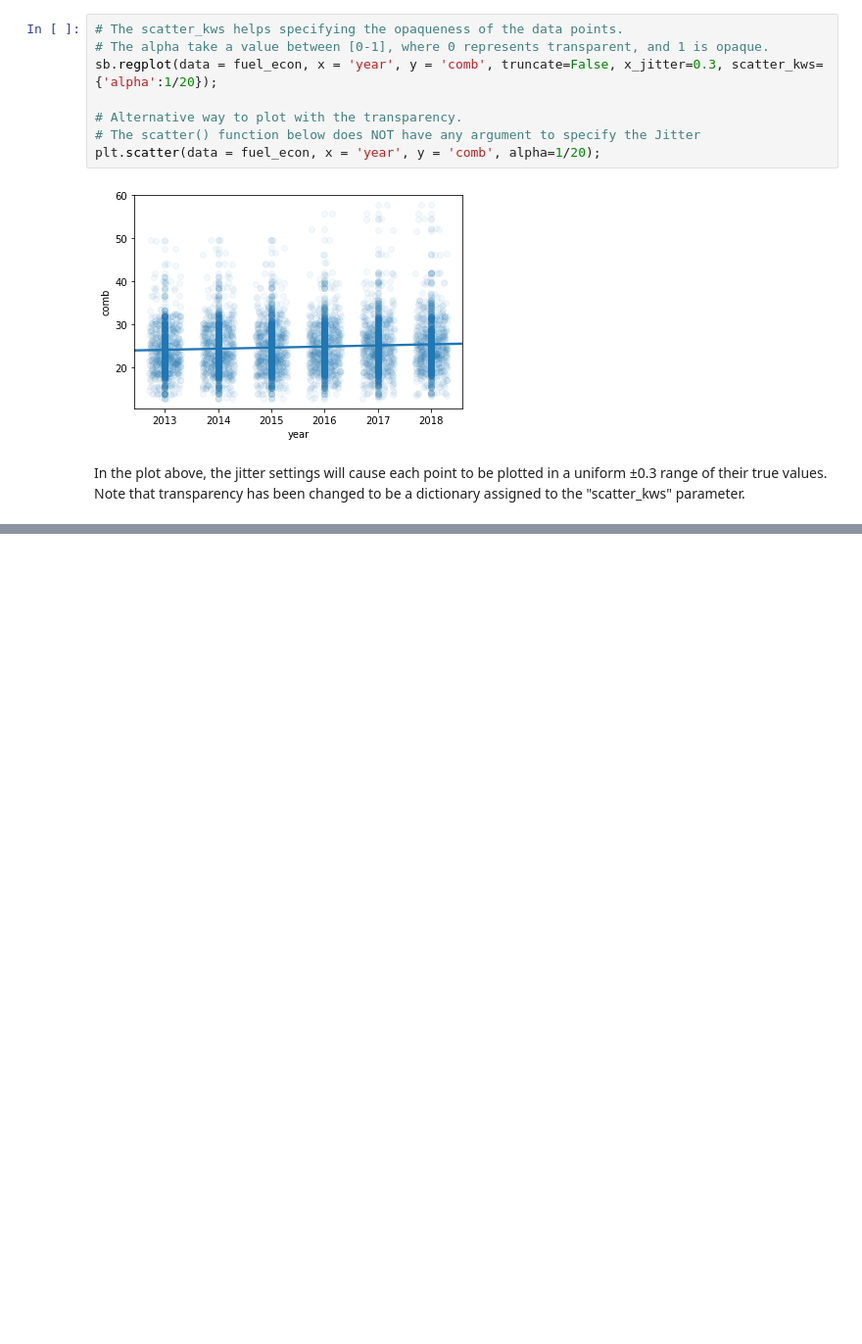
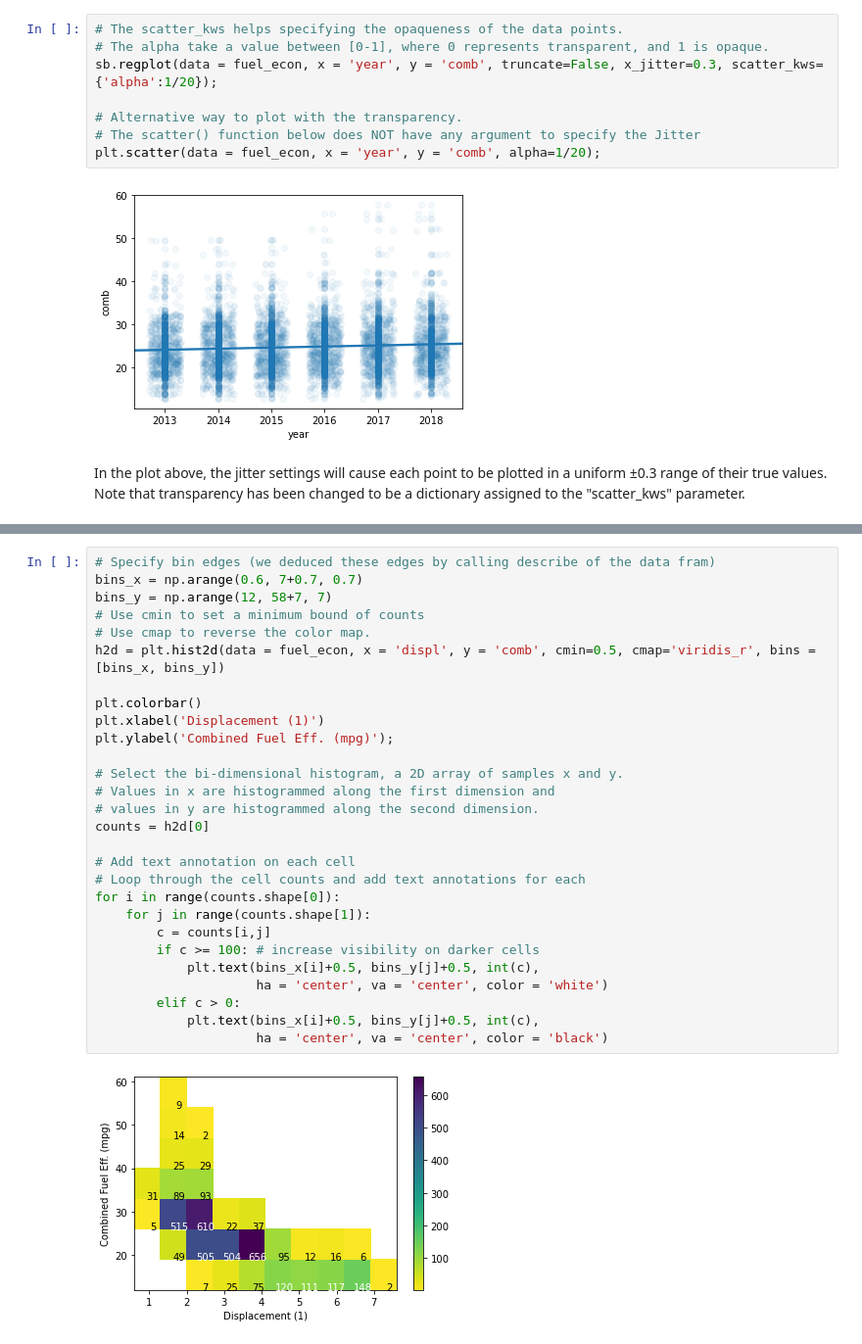
Before and after one commit to hassan-halim/data_visualization, a Jupyter notebook: bivariate_lesson_01.ipynb, the cells around one changed output, grey strips where cells are left out. Shown: that part at 98% size. Drawn from its saved outputs; the diff is of its cells as text; blank space fills up the shorter version.

```diff
--- a/bivariate_lesson_01.ipynb
+++ b/bivariate_lesson_01.ipynb
@@ -112,0 +188,30 @@ In the plot above, the jitter settings will cause each point to be plotted in a
+# %%
+# Specify bin edges (we deduced these edges by calling describe of the data fram)
+bins_x = np.arange(0.6, 7+0.7, 0.7)
+bins_y = np.arange(12, 58+7, 7)
+# Use cmin to set a minimum bound of counts
+# Use cmap to reverse the color map.
+h2d = plt.hist2d(data = fuel_econ, x = 'displ', y = 'comb', cmin=0.5, cmap='viridis_r', bins = [bins_x, bins_y])
+
+plt.colorbar()
+plt.xlabel('Displacement (1)')
+plt.ylabel('Combined Fuel Eff. (mpg)');
+
+# Select the bi-dimensional histogram, a 2D array of samples x and y.
+# Values in x are histogrammed along the first dimension and
+# values in y are histogrammed along the second dimension.
+counts = h2d[0]
+
+# Add text annotation on each cell
+# Loop through the cell counts and add text annotations for each
+for i in range(counts.shape[0]):
+    for j in range(counts.shape[1]):
+        c = counts[i,j]
+        if c >= 100: # increase visibility on darker cells
+            plt.text(bins_x[i]+0.5, bins_y[j]+0.5, int(c),
+                     ha = 'center', va = 'center', color = 'white')
+        elif c > 0:
+            plt.text(bins_x[i]+0.5, bins_y[j]+0.5, int(c),
+                     ha = 'center', va = 'center', color = 'black')
+# %% [output]
+[figure, added]
```
Also changed, not shown: parts of 12 cells of this notebook.
